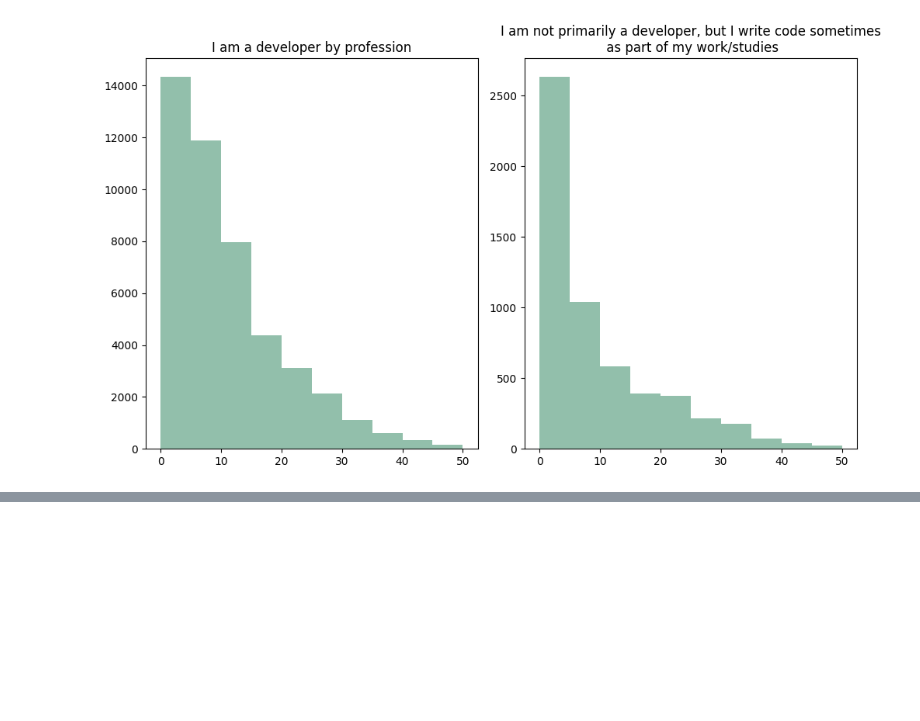
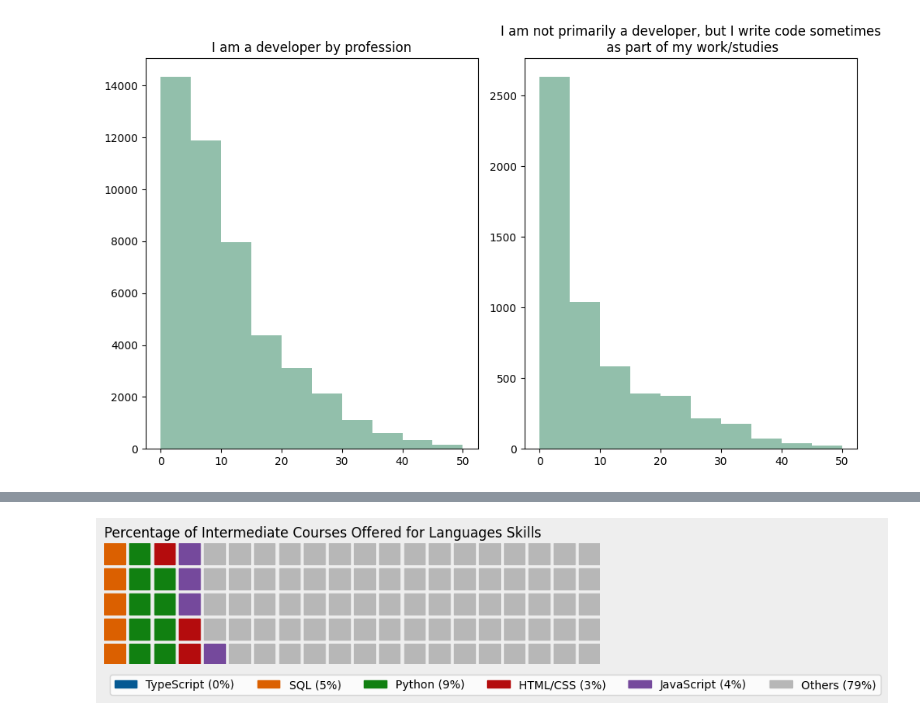
Before and after one commit to minimartzz/online-learning-so-mooc, a Jupyter notebook: mooc_analysis.ipynb, the cells around one changed output, grey strips where cells are left out. Cells and saved outputs as stored; diff of their text form; code cells hidden in the pictures; blank space fills up the shorter version.

```diff
--- a/mooc_analysis.ipynb
+++ b/mooc_analysis.ipynb
@@ -484,0 +621,16 @@ The next questions tries to identify whether certain skills that might be consid
+# %%
+LEVEL = "Intermediate"
+SKILL_CAT = "Languages"
+
+rev_map = {v:k for k, v in skills_cols.items()}
+st = rev_map[SKILL_CAT]
+course_skills = map_skills_to_courses(df_mooc, LEVEL, st)
+
+# Separate out the columns which show matched values and sum them together
+course_cols = course_skills.columns[-5:]
+matched_courses = course_skills[course_cols]
+matched_courses = matched_courses.sum().reset_index()
+matched_courses.columns = ['skills', 'count']
+matched_courses.loc[len(matched_courses)] = ['Others', len(course_skills) - sum(matched_courses['count'])]
+matched_courses['perc'] = (matched_courses['count'] / len(course_skills)) * 100
+matched_courses
@@ -484,0 +645,18 @@ The next questions tries to identify whether certain skills that might be consid
+# %%
+data = {k: v for k, v in zip(matched_courses['skills'], matched_courses['perc'])}
+fig = plt.figure(
+  FigureClass=Waffle,
+  rows=5,
+  values=data,
+  colors=("#045993", "#db6000", "#118011", "#b40c0d", "#75499c", "#b7b7b7"),
+  title={'label': f"Percentage of {LEVEL} Courses Offered for {SKILL_CAT} Skills", 'loc': 'left'},
+  labels=[f"{k} ({round(v)}%)" for k, v in data.items()],
+  legend={'loc': 'lower left', 'bbox_to_anchor': (0, -0.3), 'ncol': len(data)},
+  figsize=(9, 5)
+)
+
+fig.gca().set_facecolor('#EEEEEE')
+fig.set_facecolor('#EEEEEE')
+plt.show()
+# %% [output]
+[figure, added]
```
Also changed, not shown: parts of 28 cells of this notebook.
